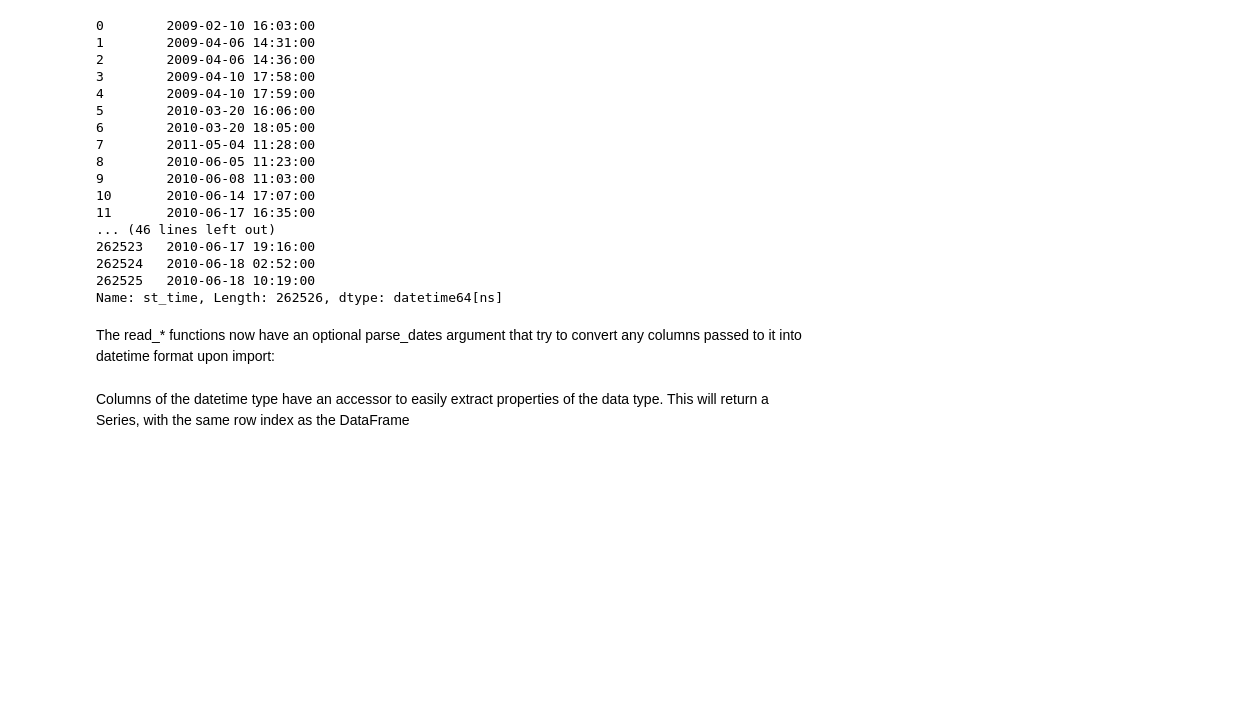
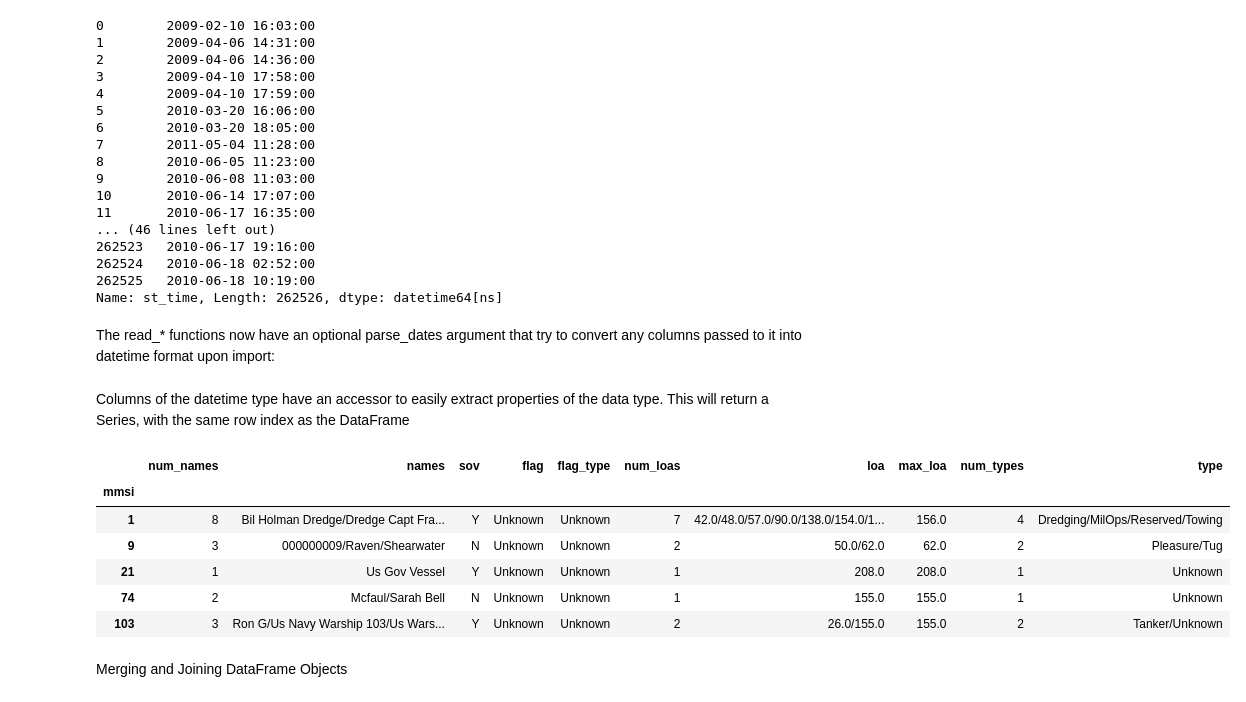
Before and after one commit to skjsourabh95/Machine-Learning, a Jupyter notebook: Pandas.ipynb, the cells around one changed output. Saved outputs shown, nothing was run; the diff lists cells and outputs as text; code cells hidden in the pictures; blank space fills up the shorter version.

```diff
--- a/Pandas.ipynb
+++ b/Pandas.ipynb
@@ -894,0 +900,17 @@ Columns of the datetime type have an accessor to easily extract properties of th
+# %%
+%matplotlib inline
+import pandas as pd
+import numpy as np
+import matplotlib.pyplot as plt
+vessels = pd.read_csv("vessel_information.csv", index_col='mmsi')
+vessels.head()
+# %% [output]
+|  | num_names | names | sov | flag | flag_type | num_loas | loa | max_loa | num_types | type |
+| mmsi |  |  |  |  |  |  |  |  |  |  |
+| 1 | 8 | Bil Holman Dredge/Dredge Capt Fra... | Y | Unknown | Unknown | 7 | 42.0/48.0/57.0/90.0/138.0/154.0/1... | 156.0 | 4 | Dredging/MilOps/Reserved/Towing |
+| 9 | 3 | 000000009/Raven/Shearwater | N | Unknown | Unknown | 2 | 50.0/62.0 | 62.0 | 2 | Pleasure/Tug |
+| 21 | 1 | Us Gov Vessel | Y | Unknown | Unknown | 1 | 208.0 | 208.0 | 1 | Unknown |
+| 74 | 2 | Mcfaul/Sarah Bell | N | Unknown | Unknown | 1 | 155.0 | 155.0 | 1 | Unknown |
+| 103 | 3 | Ron G/Us Navy Warship 103/Us Wars... | Y | Unknown | Unknown | 2 | 26.0/155.0 | 155.0 | 2 | Tanker/Unknown |
+# %% [markdown]
+Merging and Joining DataFrame Objects
```
Also changed, not shown: parts of 24 cells of this notebook, 11 other files.
